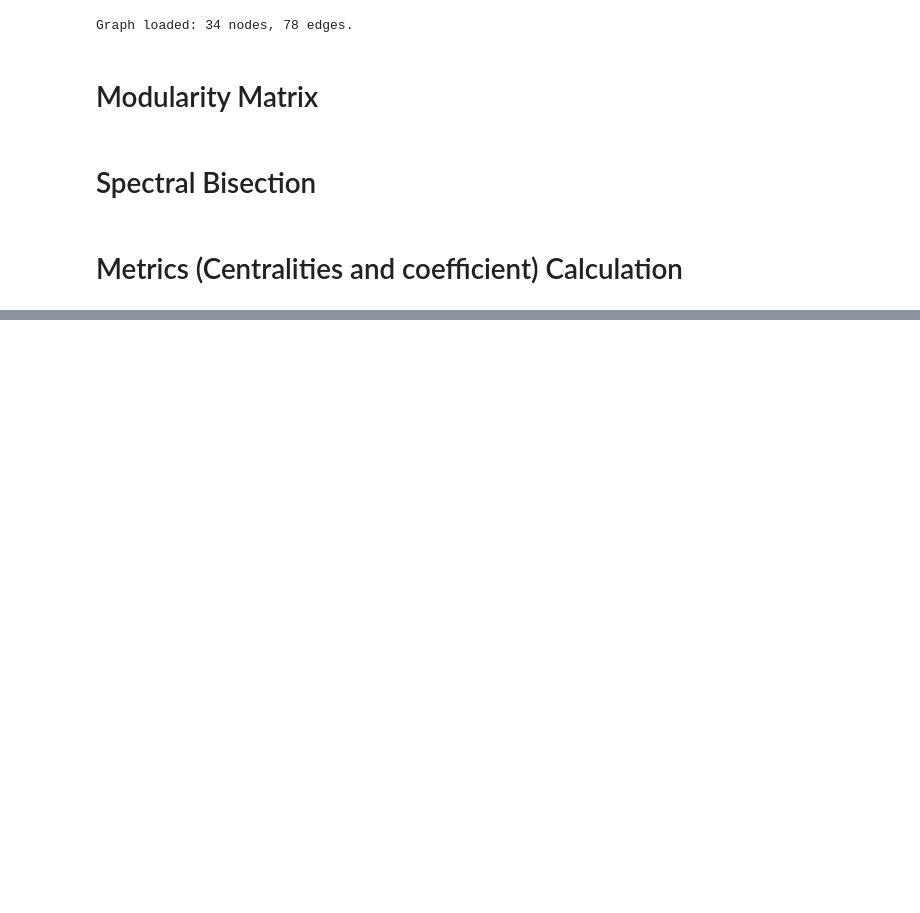
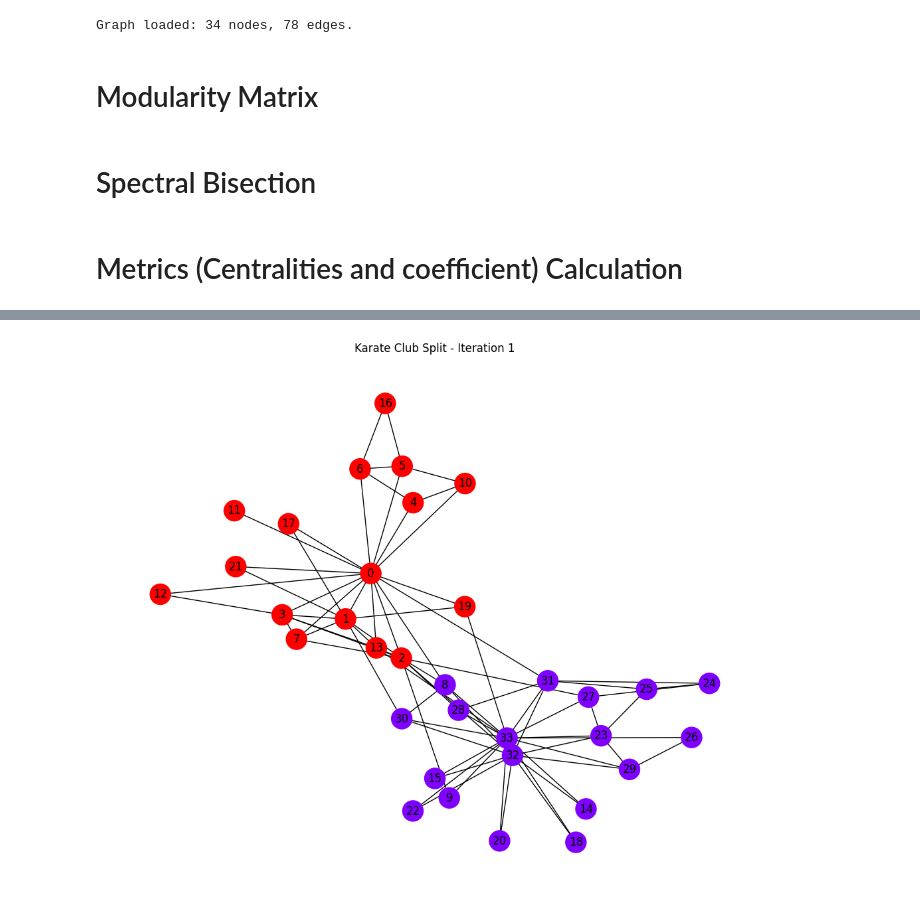
Before and after one commit to 21Blix/DSC-212-Karate-Club-Modularity-Graph, a Jupyter notebook: assignment.ipynb, the cells around one changed output, grey strips where cells are left out. Saved outputs shown, nothing was run; the diff lists cells and outputs as text; code cells hidden in the pictures; blank space fills up the shorter version.

Commit message:
Recursive algorithm and plotting

```diff
--- a/assignment.ipynb
+++ b/assignment.ipynb
@@ -33,6 +33,10 @@ def get_modularity_matrix(G):
 # Spectral Bisection
 # %%
 def spectral_split(B_sub, node_list):
+    if len(node_list) < 2:
+        return None, None, False
+
+    # Eigenvalues and eigenvectors
     evals, evecs = la.eigh(B_sub)
 
     # Sorting
@@ -43,7 +47,7 @@ def spectral_split(B_sub, node_list):
     largest_eigenvalue = evals[0]
     leading_eigenvector = evecs[:, 0]
 
-    # Stopping Criterion: If max eigenvalue <= 0, do not split
+    # Stopping Criterion 1: Eigenvalue Threshold
     if largest_eigenvalue <= 1e-10:
         return None, None, False
 
@@ -57,6 +61,10 @@ def spectral_split(B_sub, node_list):
         else:
             group2.append(node_list[i])
 
+    # Stopping Criterion 2: Trivial Partition
+    if len(group1) == 0 or len(group2) == 0:
+        return None, None, False
+
     return group1, group2, True
 # %% [markdown]
 # Metrics (Centralities and coefficient) Calculation
@@ -81,0 +92,79 @@ def compute_metrics(G_current, iteration_idx, metrics_history):
+# %%
+# Initialize global B matrix once
+B_global = get_modularity_matrix(G)
+nodes_global = list(G.nodes())
+node_to_idx = {n: i for i, n in enumerate(nodes_global)}
+
+# Queue for BFS-style recursion
+communities = [nodes_global]
+queue = deque([nodes_global])
+
+# metrics history
+metrics_history = {
+    'degree': {n: [] for n in G.nodes()},
+    'betweenness': {n: [] for n in G.nodes()},
+    'closeness': {n: [] for n in G.nodes()},
+    'clustering': {n: [] for n in G.nodes()}
+}
+
+iteration = 0
+final_partition = []
+
+plt.figure(figsize=(10, 8))
+
+# Initial Metrics (Iteration 0)
+compute_metrics(G, iteration, metrics_history)
+iteration += 1
+
+while queue:
+    current_community_nodes = queue.popleft()
+    current_indices = [node_to_idx[n] for n in current_community_nodes]
+    B_sub = B_global[np.ix_(current_indices, current_indices)]
+    g1, g2, split_success = spectral_split(B_sub, current_community_nodes)
+
+    if split_success:
+        print(f"Iteration {iteration}: Splitting community of size {len(current_community_nodes)} into {len(g1)} and {len(g2)}")
+        queue.append(g1)
+        queue.append(g2)
+        communities.remove(current_community_nodes)
+        communities.append(g1)
+        communities.append(g2)
+
+        # Visualization
+        plt.clf()
+        color_map = []
+        # Create a map of node
+        partition_map = {}
+        for idx, comm in enumerate(communities):
+            for node in comm:
+                partition_map[node] = idx
+
+        node_colors = [partition_map.get(n, 0) for n in G.nodes()]
+
+        nx.draw(G, pos, node_color=node_colors, with_labels=True, cmap=plt.cm.rainbow, node_size=500)
+        plt.title(f"Karate Club Split - Iteration {iteration}")
+        plt.show()
+
+        # Metric Evolution
+        G_temp = G.copy()
+        edges_to_remove = []
+        for u, v in G.edges():
+            if partition_map[u] != partition_map[v]:
+                edges_to_remove.append((u, v))
+        G_temp.remove_edges_from(edges_to_remove)
+
+        compute_metrics(G_temp, iteration, metrics_history)
+
+        iteration += 1
+
+    else:
+        # No split possible, final community
+        final_partition.append(current_community_nodes)
+
+# Add any remaining communities
+while queue:
+    final_partition.append(queue.popleft())
+
+print(f"\nAlgorithm converged. Found {len(final_partition)} communities.")
+print("Final Communities:", final_partition)
+# %% [output]
@@ -81,0 +172 @@ def compute_metrics(G_current, iteration_idx, metrics_history):
+[figure, added]
```
Also changed, not shown: parts of 4 cells of this notebook.
